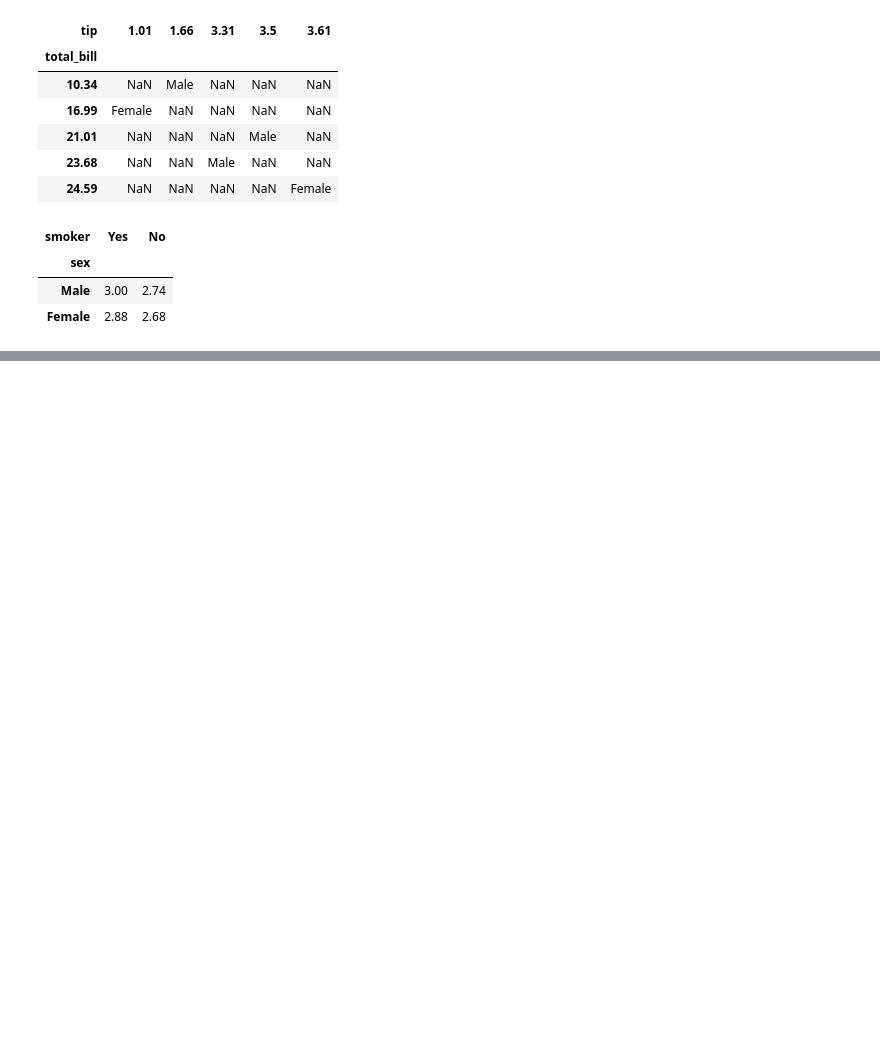
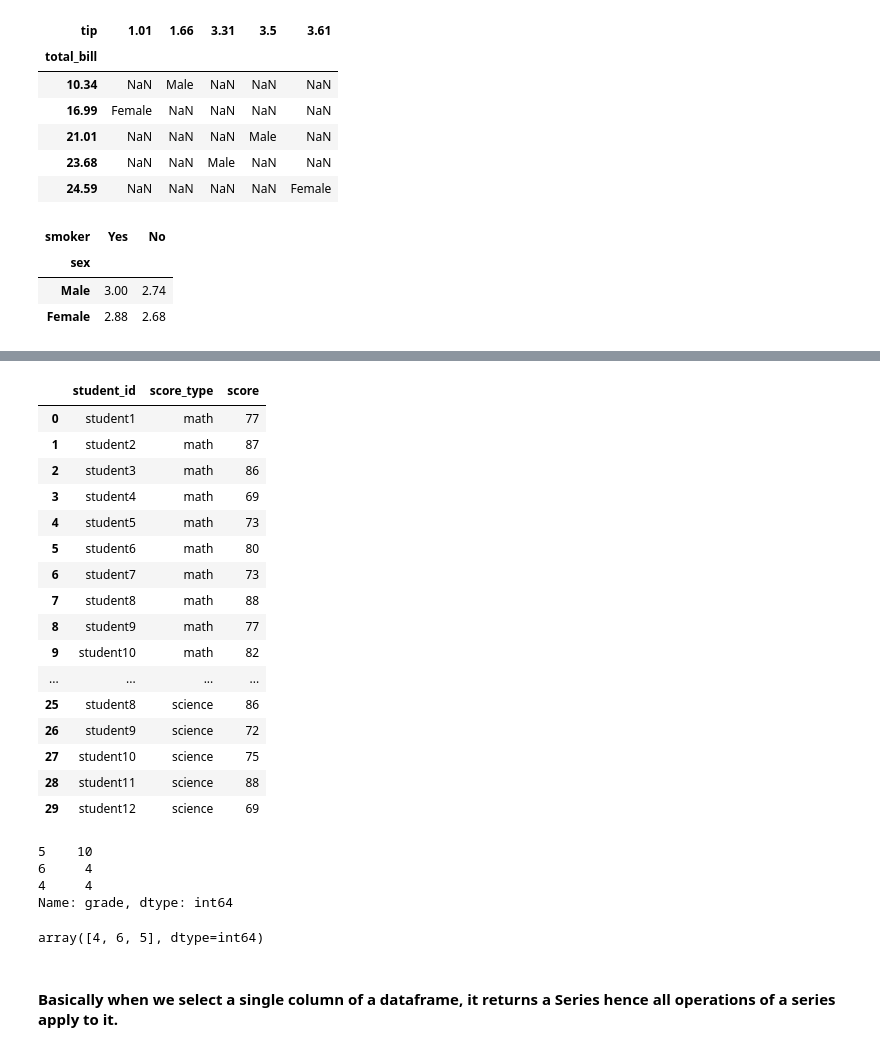
Before and after one commit to ashish-rane/MachineLearning, a Jupyter notebook: Pandas/Operations.ipynb, the cells around one changed output, grey strips where cells are left out. Drawn from its saved outputs; the diff is of its cells as text; code cells hidden in the pictures; blank space fills up the shorter version.

```diff
--- a/Pandas/Operations.ipynb
+++ b/Pandas/Operations.ipynb
@@ -708,0 +711,3 @@ pd.pivot_table(data=tips,  index='sex', columns='smoker', values='tip', aggfunc=
+# %%
+'''Adding new column based on some operation on existing columns '''
+students = pd.read_csv('students.csv')
@@ -708,0 +723,5 @@ pd.pivot_table(data=tips,  index='sex', columns='smoker', values='tip', aggfunc=
+# %%
+overall_score = students[['math','science','english']].mean(axis = 1) # Note axis =1 means do the mean for each row
+# %%
+students['overall_score'] = overall_score.astype(np.int32)
+students.head()
@@ -708,0 +735,11 @@ pd.pivot_table(data=tips,  index='sex', columns='smoker', values='tip', aggfunc=
+# %%
+def transform_score(x):
+    if(x > 80):
+        return 'exellent'
+    elif(x>70 and x <=80):
+        return 'good'
+    else:
+        return 'average'
+
+students['rating'] = students['overall_score'].apply(transform_score)
+students.head()
@@ -708,0 +753,34 @@ pd.pivot_table(data=tips,  index='sex', columns='smoker', values='tip', aggfunc=
+# %%
+# melt - to collapse multiple columns from a wide format to long format
+students.melt(id_vars='student_id', value_vars=['math', 'science', 'english'], var_name='score_type', value_name='score').head(30)
+# %% [output]
+|  | student_id | score_type | score |
+| 0 | student1 | math | 77 |
+| 1 | student2 | math | 87 |
+| 2 | student3 | math | 86 |
+| 3 | student4 | math | 69 |
+| 4 | student5 | math | 73 |
+| 5 | student6 | math | 80 |
+| 6 | student7 | math | 73 |
+| 7 | student8 | math | 88 |
+| 8 | student9 | math | 77 |
+| 9 | student10 | math | 82 |
+| ... | ... | ... | ... |
+| 25 | student8 | science | 86 |
+| 26 | student9 | science | 72 |
+| 27 | student10 | science | 75 |
+| 28 | student11 | science | 88 |
+| 29 | student12 | science | 69 |
+# %%
+students['grade'].value_counts() # group and give count of unique values in the specified column
+# %% [output]
+5    10
+6     4
+4     4
+Name: grade, dtype: int64
+# %%
+students['grade'].unique() # get unique values from a column
+# %% [output]
+array([4, 6, 5], dtype=int64)
+# %% [markdown]
+<h4>Basically when we select a single column of a dataframe, it returns a Series hence all operations of a series apply to it. </h4>
```
Also changed, not shown: parts of 27 cells of this notebook, 8 other files.
